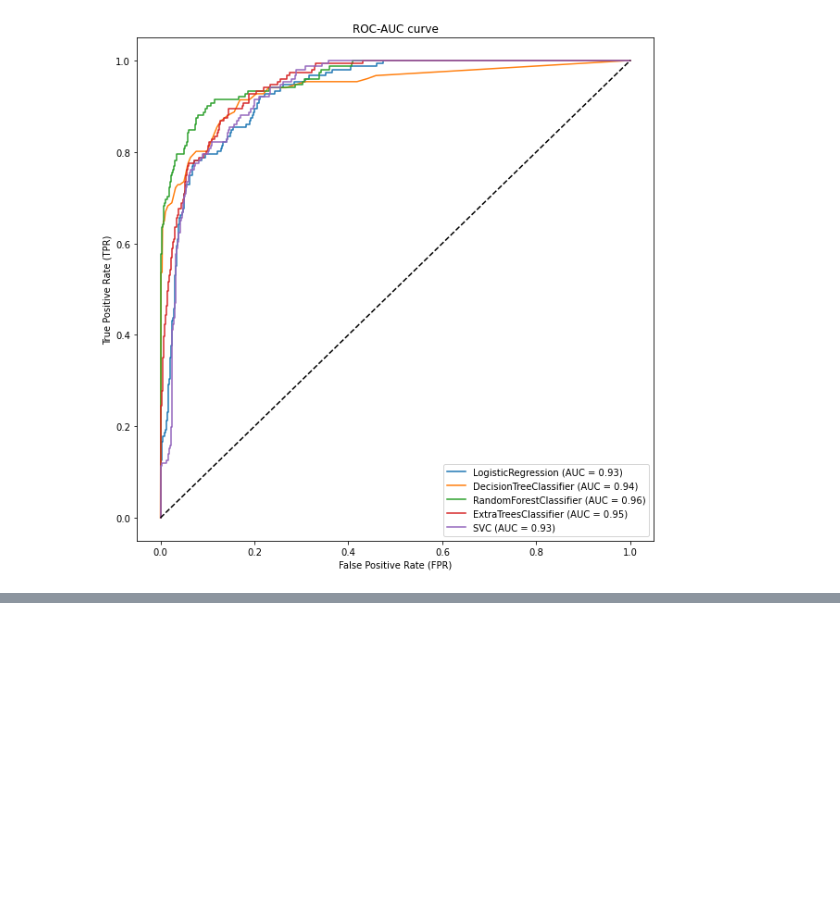
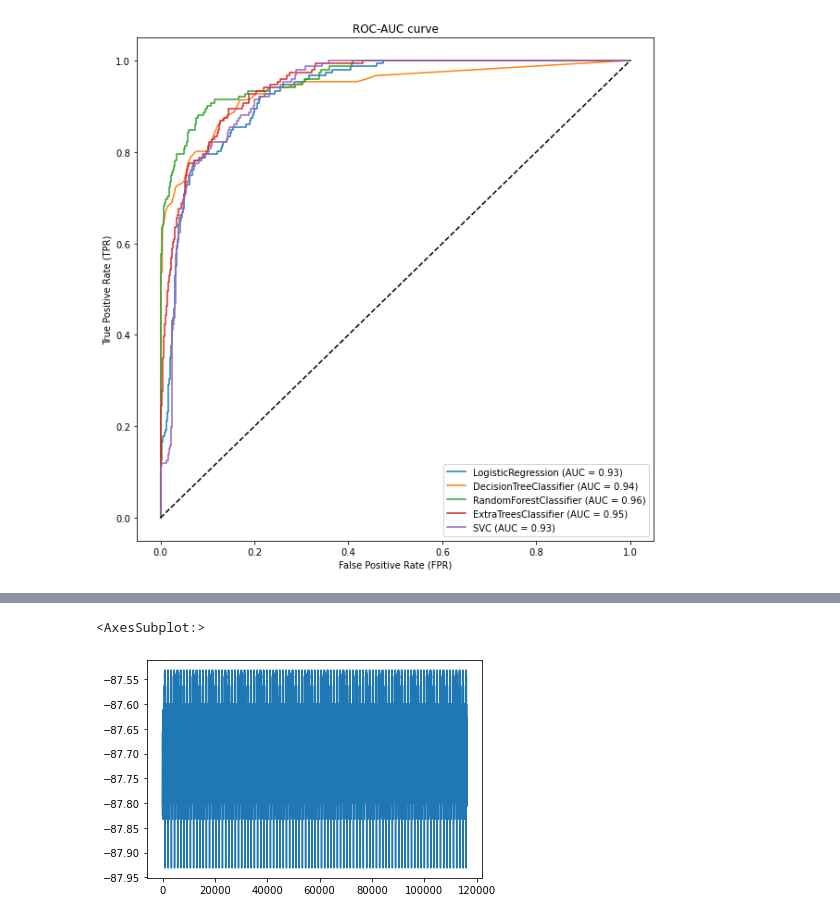
Before and after one commit to doscsy12/west-nile-virus, a Jupyter notebook: code/Preprocessing_model_tuning.ipynb, the cells around one changed output, grey strips where cells are left out. Cells and saved outputs as stored; diff of their text form; code cells hidden in the pictures; blank space fills up the shorter version.

```diff
--- a/code/Preprocessing_model_tuning.ipynb
+++ b/code/Preprocessing_model_tuning.ipynb
@@ -951,0 +921,5 @@ plt.savefig('map_predict.png')
+# %%
+predict_merge['longitude'].plot()
+# %% [output]
+<AxesSubplot:>
+[figure, added]
```
Also changed, not shown: parts of 82 cells of this notebook.
